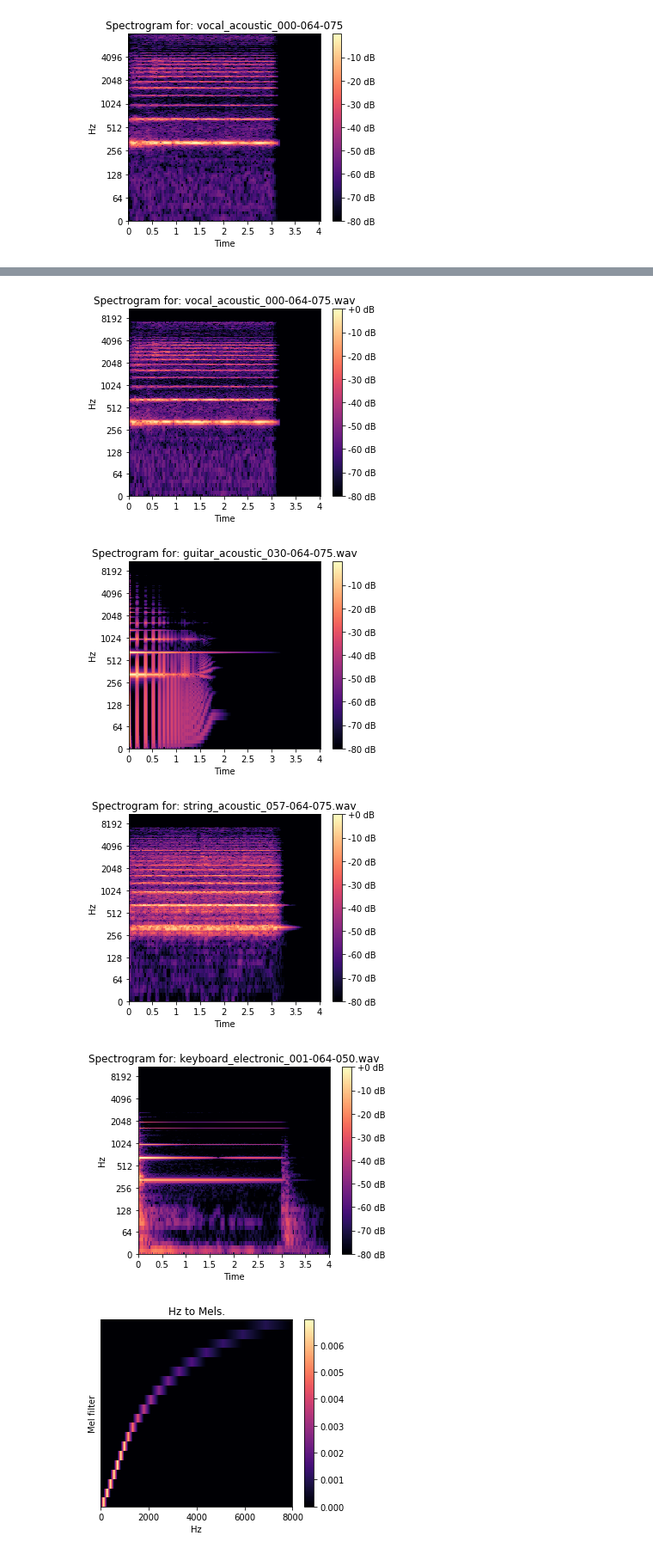
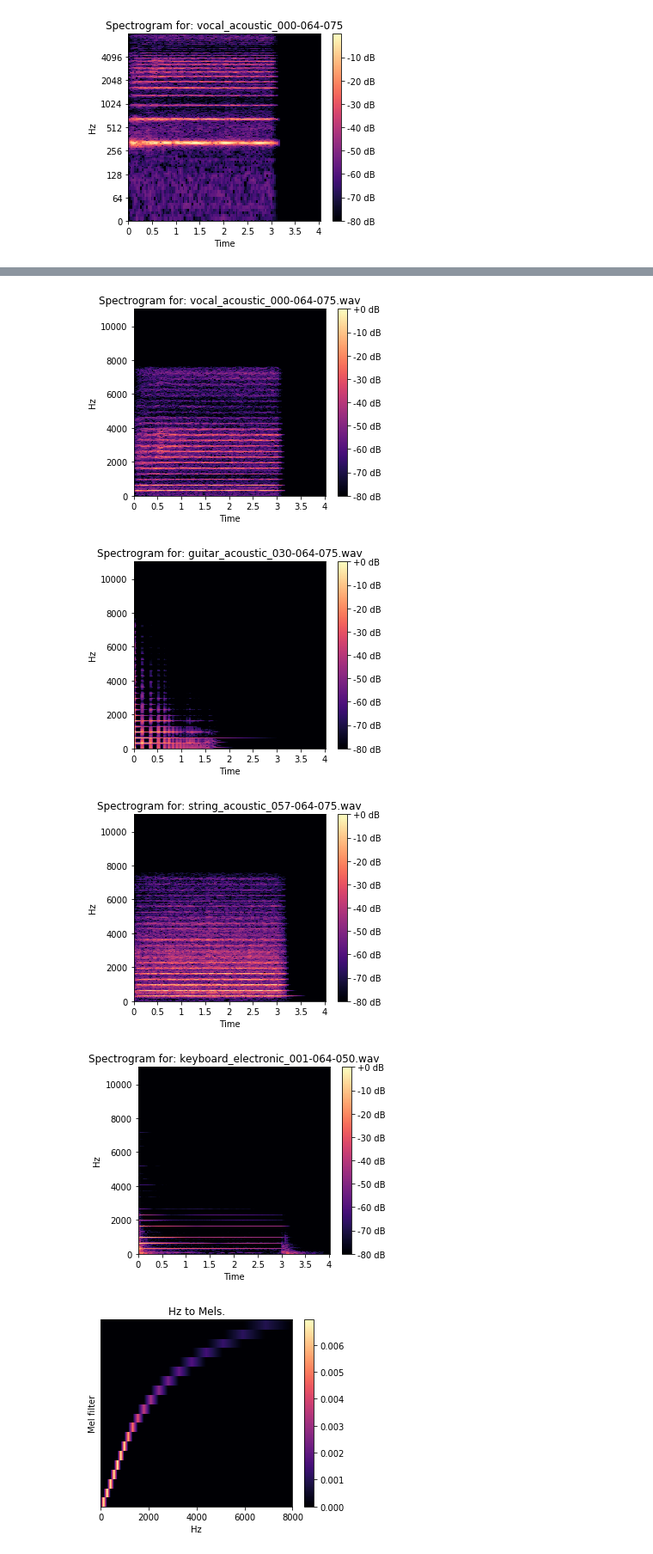
Before and after one commit to sammywachtel/udacity_capstone, a Jupyter notebook: visualizations.ipynb, the cells around one changed output, grey strips where cells are left out. Shown at 86% size. Cells and saved outputs as stored; diff of their text form; code cells hidden in the pictures.

Commit message:
type: bug body: fixed spectrogram border

```diff
--- a/visualizations.ipynb
+++ b/visualizations.ipynb
@@ -121,20 +117,20 @@ importlib.reload(general_utils)
 audio_file_name_comp = 'vocal_acoustic_000-064-075.wav'
 sample_audio_data_comp, sr = audio_utils.get_sound_file_data('data/test_sample/nsynth-test/audio/'+audio_file_name_comp)
 
-audio_utils.create_spectrogram_non_mel(sample_audio_data_comp, audio_file_name_comp, sr)
+audio_utils.create_spectrogram(sample_audio_data_comp, audio_file_name_comp, sr, mel=False, spect_only=False, figsize=[5,4])
 
 audio_file_name_comp = 'guitar_acoustic_030-064-075.wav'
 sample_audio_data_comp, sr = audio_utils.get_sound_file_data('data/test_sample/nsynth-test/audio/'+audio_file_name_comp)
 
-audio_utils.create_spectrogram_non_mel(sample_audio_data_comp, audio_file_name_comp, sr)
+audio_utils.create_spectrogram(sample_audio_data_comp, audio_file_name_comp, sr, mel=False, spect_only=False, figsize=[5,4])
 
 audio_file_name_comp = 'string_acoustic_057-064-075.wav'
 sample_audio_data_comp, sr = audio_utils.get_sound_file_data('data/test_sample/nsynth-test/audio/'+audio_file_name_comp)
 
-audio_utils.create_spectrogram_non_mel(sample_audio_data_comp, audio_file_name_comp, sr)
+audio_utils.create_spectrogram(sample_audio_data_comp, audio_file_name_comp, sr, mel=False, spect_only=False, figsize=[5,4])
 
 audio_file_name_comp = 'keyboard_electronic_001-064-050.wav'
 sample_audio_data_comp, sr = audio_utils.get_sound_file_data('data/test_sample/nsynth-test/audio/'+audio_file_name_comp)
 
-audio_utils.create_spectrogram_non_mel(sample_audio_data_comp, audio_file_name_comp, sr)
+audio_utils.create_spectrogram(sample_audio_data_comp, audio_file_name_comp, sr, mel=False, spect_only=False, figsize=[5,4])
 # %% [output]
@@ -141,7 +138,7 @@ audio_utils.create_spectrogram_non_mel(sample_audio_data_comp, audio_file_name_c
-[figure, old version]
+[figure, new version]
-[figure, old version]
+[figure, new version]
-[figure, old version]
+[figure, new version]
-[figure, old version]
+[figure, new version]
 # %%
 ## To get a sense of how the Mel Spectrogram converts Hz to Mels
 importlib.reload(audio_utils)
```
Also changed, not shown: parts of 2 cells of this notebook, 3 other files.
